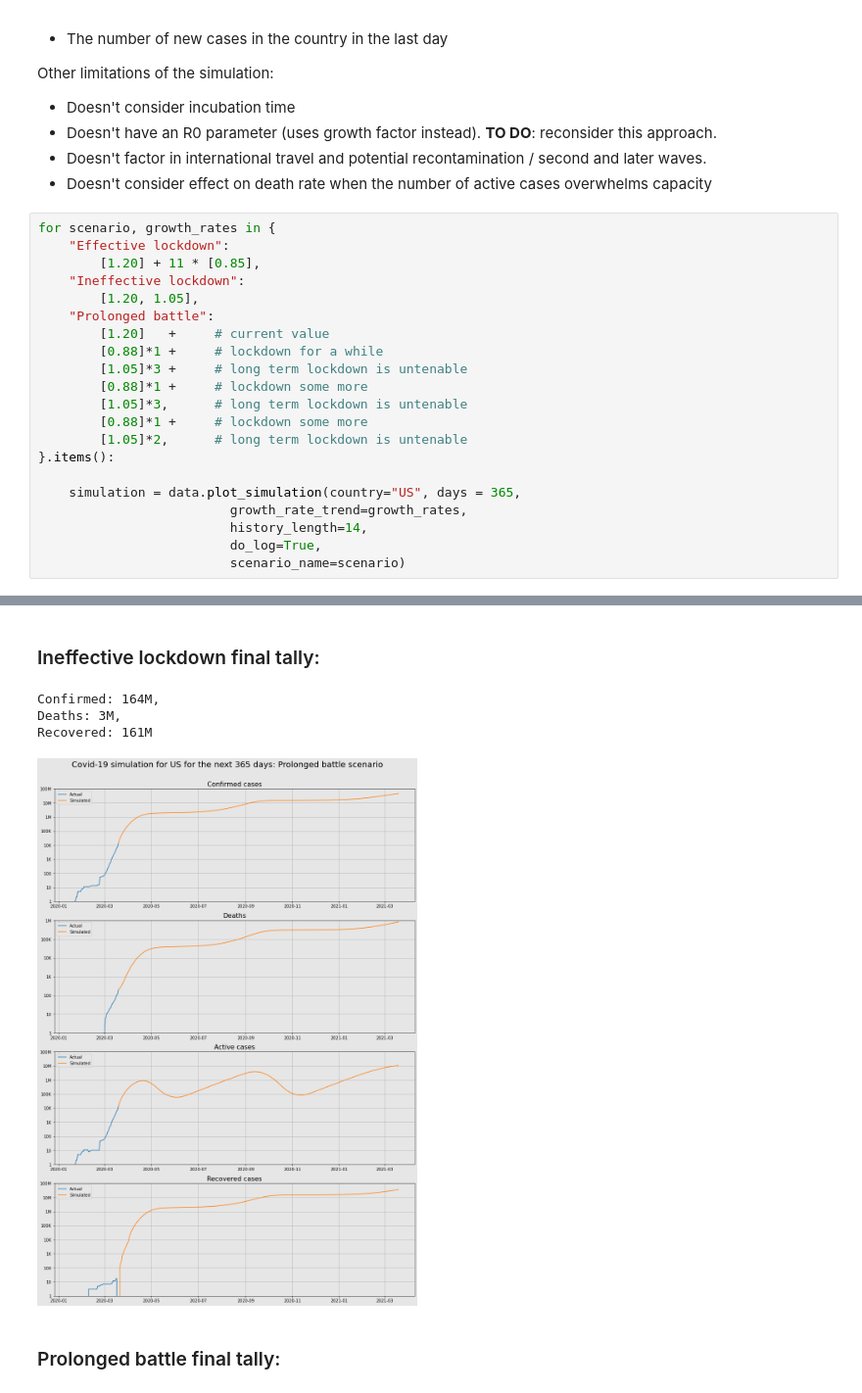
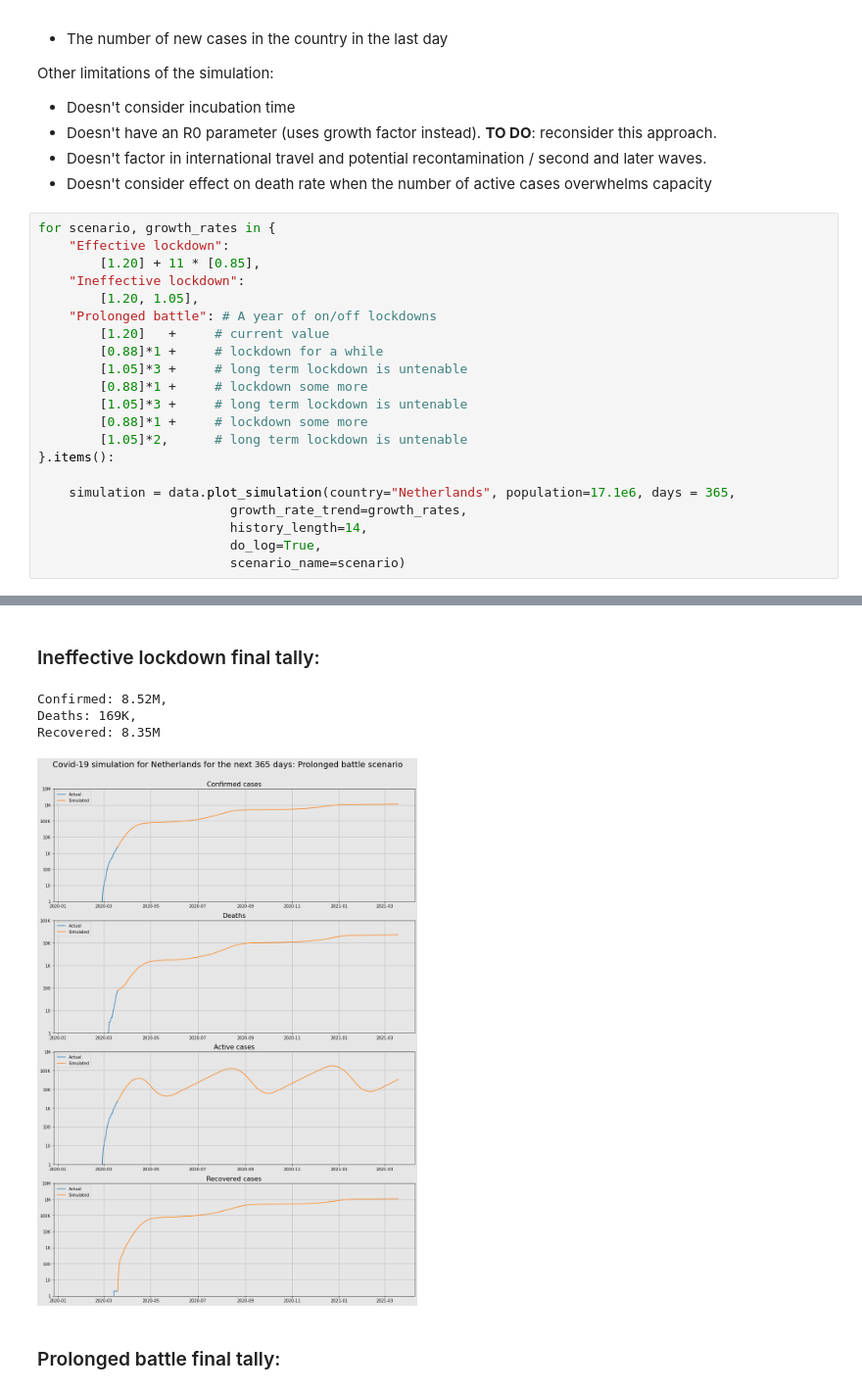
Before and after one commit to JeroenKools/covid19, a Jupyter notebook: COVID-19.ipynb, the cells around one changed output, grey strips where cells are left out. Shown at 98% size. Drawn from its saved outputs; the diff is of its cells as text.

Commit message:
Added population field to plot_simulation()

```diff
--- a/COVID-19.ipynb
+++ b/COVID-19.ipynb
@@ -258,17 +258,17 @@ for scenario, growth_rates in {
         [1.20] + 11 * [0.85],
     "Ineffective lockdown":
         [1.20, 1.05],
-    "Prolonged battle":
+    "Prolonged battle": # A year of on/off lockdowns
         [1.20]   +     # current value
         [0.88]*1 +     # lockdown for a while
         [1.05]*3 +     # long term lockdown is untenable
         [0.88]*1 +     # lockdown some more
-        [1.05]*3,      # long term lockdown is untenable
+        [1.05]*3 +     # long term lockdown is untenable
         [0.88]*1 +     # lockdown some more
         [1.05]*2,      # long term lockdown is untenable
 }.items():
 
-    simulation = data.plot_simulation(country="US", days = 365,
+    simulation = data.plot_simulation(country="Netherlands", population=17.1e6, days = 365,
                          growth_rate_trend=growth_rates,
                          history_length=14,
                          do_log=True,
@@ -283,6 +283,6 @@ Recovered: 902K
 ### Ineffective lockdown final tally:
-Confirmed: 164M,
-Deaths: 3M,
-Recovered: 161M
+Confirmed: 8.52M,
+Deaths: 169K,
+Recovered: 8.35M
-[figure, old version]
+[figure, new version]
 ### Prolonged battle final tally:
```
Also changed, not shown: parts of 1 cell of this notebook, 2 other files.
